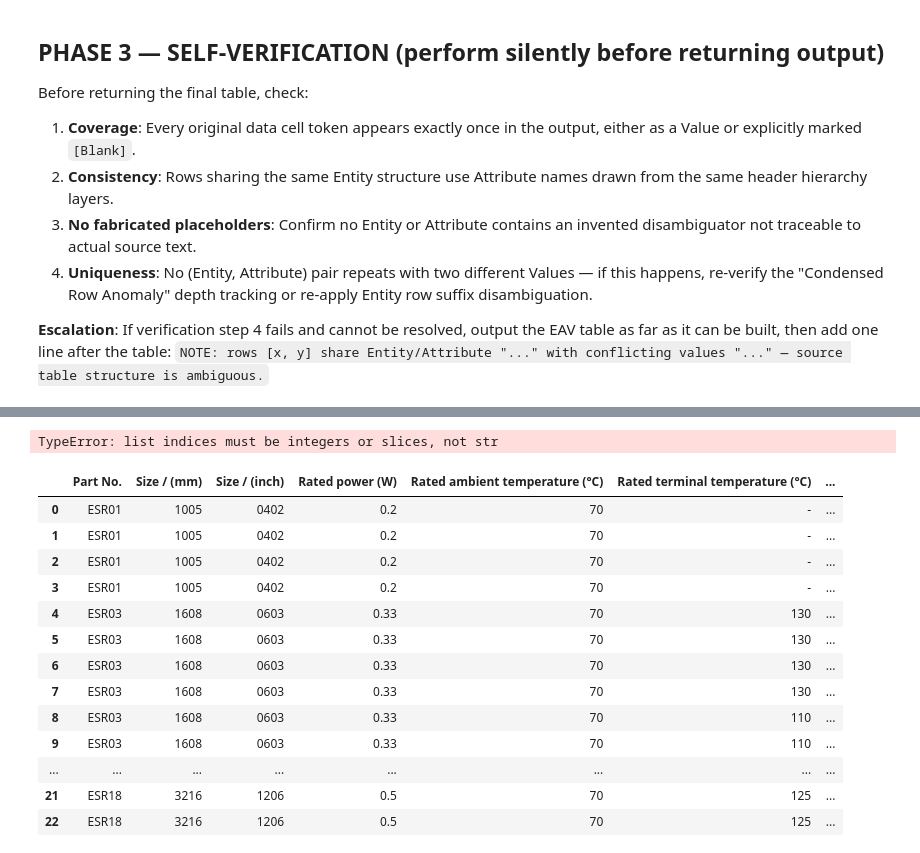
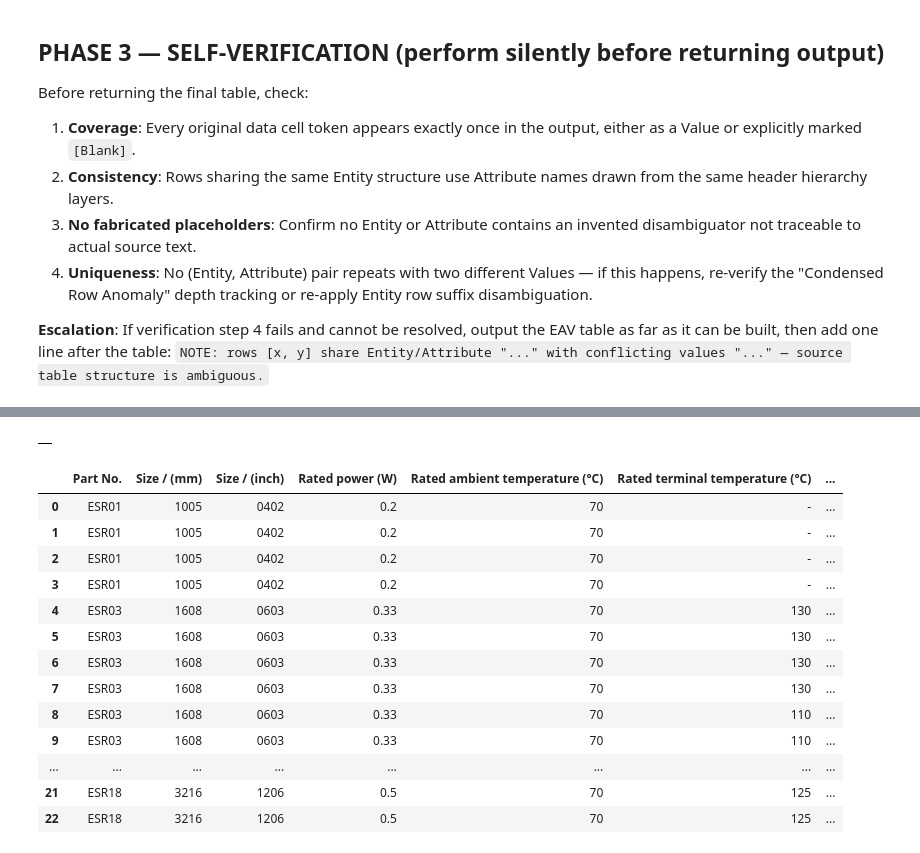
Before and after one commit to HamdEmad/Tdqeq, a Jupyter notebook: test.ipynb, the cells around one changed output, grey strips where cells are left out. Cells and saved outputs as stored; diff of their text form; code cells hidden in the pictures.

```diff
--- a/test.ipynb
+++ b/test.ipynb
@@ -326,10 +410,10 @@ flat_rows
 # %%
 import pandas as pd
 
-df= pd.DataFrame(flat_rows['rows'])
+df= pd.DataFrame(flat_rows[4]['rows'])
 df
 # %% [output]
-TypeError: list indices must be integers or slices, not str
+|  |
 # %%
 df
 # %% [output]
```
Also changed, not shown: parts of 7 cells of this notebook, 3 other files.
